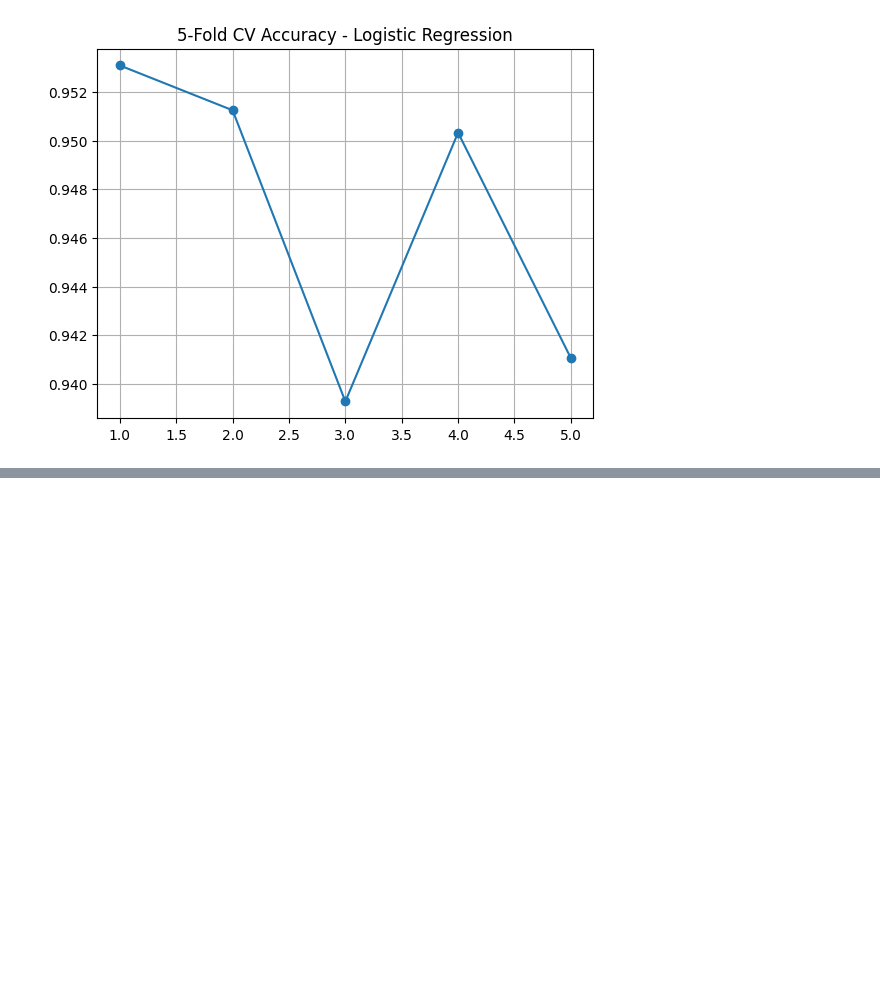
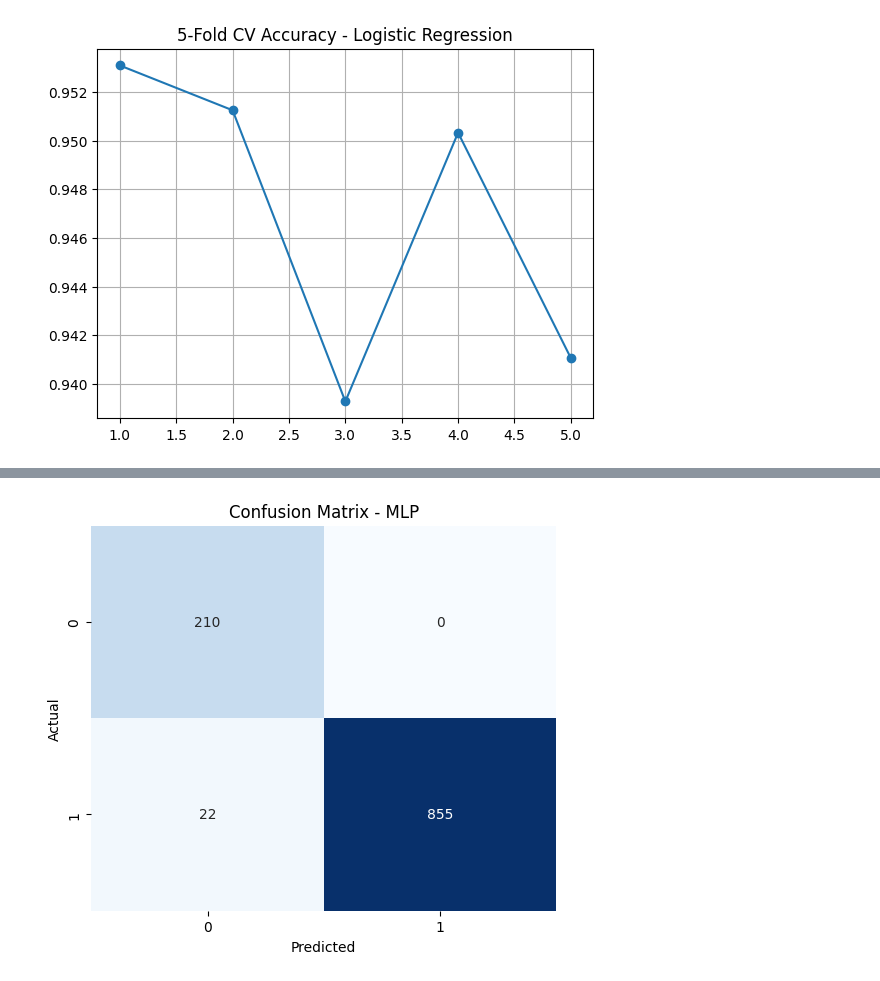
Before and after one commit to samiha-mahin/Covid-19, a Jupyter notebook: covid19_ML_Models.ipynb, the cells around one changed output, grey strips where cells are left out. Drawn from its saved outputs; the diff is of its cells as text; code cells hidden in the pictures; blank space fills up the shorter version.

```diff
--- a/covid19_ML_Models.ipynb
+++ b/covid19_ML_Models.ipynb
@@ -535,0 +540,18 @@ Fold 5: Accuracy=0.9411
+# %%
+from sklearn.neural_network import MLPClassifier
+
+mlp_model = MLPClassifier(
+    hidden_layer_sizes=(64, 32),
+    activation='relu',
+    solver='adam',
+    max_iter=500,
+    random_state=42
+)
+
+mlp_model.fit(X_train_sm, y_train_sm)
+
+y_pred = mlp_model.predict(X_test)
+y_pred_proba = mlp_model.predict_proba(X_test)[:, 1]
+
+print("Accuracy:", accuracy_score(y_test, y_pred))
+print("\nClassification Report:\n", classification_report(y_test, y_pred))
@@ -535,0 +570,11 @@ Fold 5: Accuracy=0.9411
+# %%
+cm = confusion_matrix(y_test, y_pred)
+
+plt.figure(figsize=(6,5))
+sns.heatmap(cm, annot=True, fmt='d', cmap='Blues', cbar=False)
+plt.xlabel("Predicted")
+plt.ylabel("Actual")
+plt.title("Confusion Matrix - MLP")
+plt.show()
+# %% [output]
+[figure, added]
```
Also changed, not shown: parts of 19 cells of this notebook.
